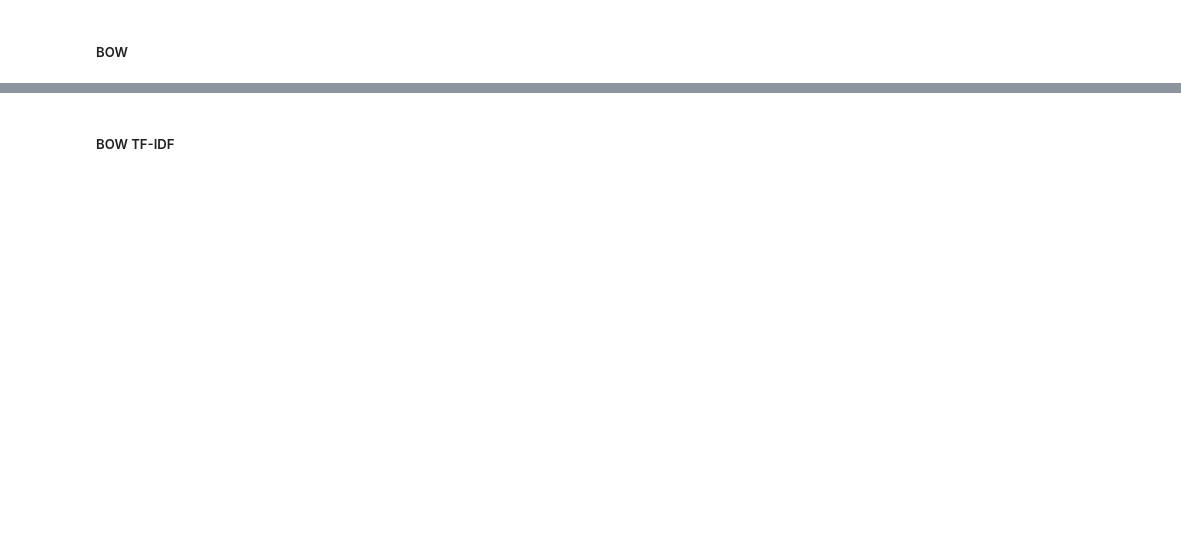
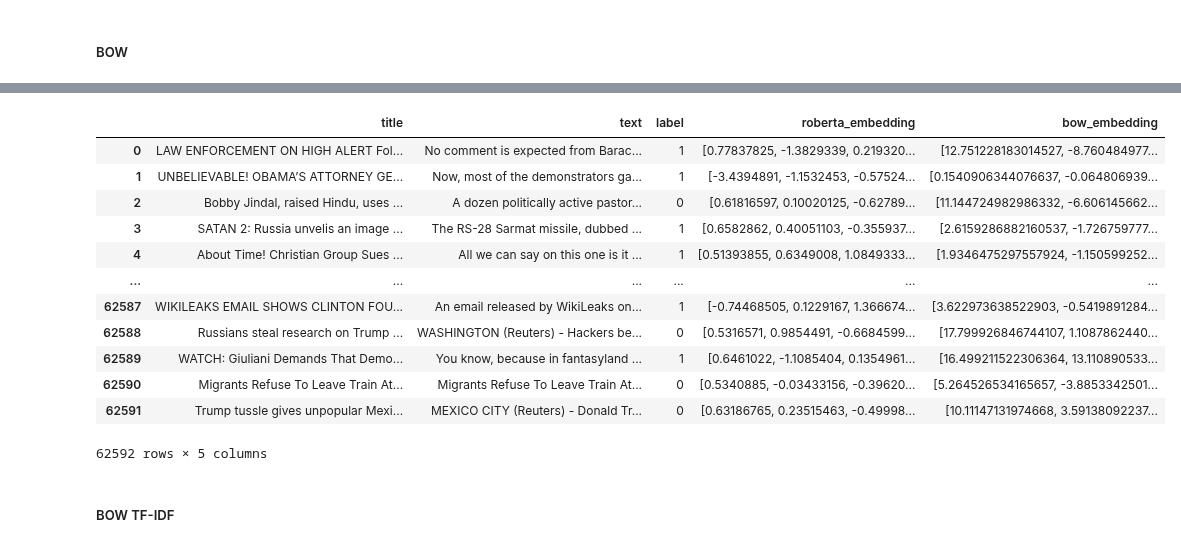
Before and after one commit to Leelexuan/WELFake_AI_Project, a Jupyter notebook: dataset/WELF_dataset.ipynb, the cells around one changed output, grey strips where cells are left out. Cells and saved outputs as stored; diff of their text form; code cells hidden in the pictures; blank space fills up the shorter version.

Commit message:
updated embeddings code

```diff
--- a/dataset/WELF_dataset.ipynb
+++ b/dataset/WELF_dataset.ipynb
@@ -163,6 +229,20 @@ print(bow_reduced)
 # %%
-cleaned_data['bow_embedding'] = cleaned_data[list(bow_reduced)]
+cleaned_data['bow_embedding'] = list(bow_reduced)
 display(cleaned_data)
+# %% [output]
+|  | title | text | label | roberta_embedding | bow_embedding |
+| 0 | LAW ENFORCEMENT ON HIGH ALERT Fol... | No comment is expected from Barac... | 1 | [0.77837825, -1.3829339, 0.219320... | [12.751228183014527, -8.760484977... |
+| 1 | UNBELIEVABLE! OBAMA’S ATTORNEY GE... | Now, most of the demonstrators ga... | 1 | [-3.4394891, -1.1532453, -0.57524... | [0.1540906344076637, -0.064806939... |
+| 2 | Bobby Jindal, raised Hindu, uses ... | A dozen politically active pastor... | 0 | [0.61816597, 0.10020125, -0.62789... | [11.144724982986332, -6.606145662... |
+| 3 | SATAN 2: Russia unvelis an image ... | The RS-28 Sarmat missile, dubbed ... | 1 | [0.6582862, 0.40051103, -0.355937... | [2.6159286882160537, -1.726759777... |
+| 4 | About Time! Christian Group Sues ... | All we can say on this one is it ... | 1 | [0.51393855, 0.6349008, 1.0849333... | [1.9346475297557924, -1.150599252... |
+| ... | ... | ... | ... | ... | ... |
+| 62587 | WIKILEAKS EMAIL SHOWS CLINTON FOU... | An email released by WikiLeaks on... | 1 | [-0.74468505, 0.1229167, 1.366674... | [3.622973638522903, -0.5419891284... |
+| 62588 | Russians steal research on Trump ... | WASHINGTON (Reuters) - Hackers be... | 0 | [0.5316571, 0.9854491, -0.6684599... | [17.799926846744107, 1.1087862440... |
+| 62589 | WATCH: Giuliani Demands That Demo... | You know, because in fantasyland ... | 1 | [0.6461022, -1.1085404, 0.1354961... | [16.499211522306364, 13.110890533... |
+| 62590 | Migrants Refuse To Leave Train At... | Migrants Refuse To Leave Train At... | 0 | [0.5340885, -0.03433156, -0.39620... | [5.264526534165657, -3.8853342501... |
+| 62591 | Trump tussle gives unpopular Mexi... | MEXICO CITY (Reuters) - Donald Tr... | 0 | [0.63186765, 0.23515463, -0.49998... | [10.11147131974668, 3.59138092237... |
+62592 rows × 5 columns
 # %% [markdown]
 ##### BOW TF-IDF
 # %%
```
Also changed, not shown: parts of 17 cells of this notebook, 1 other file.
